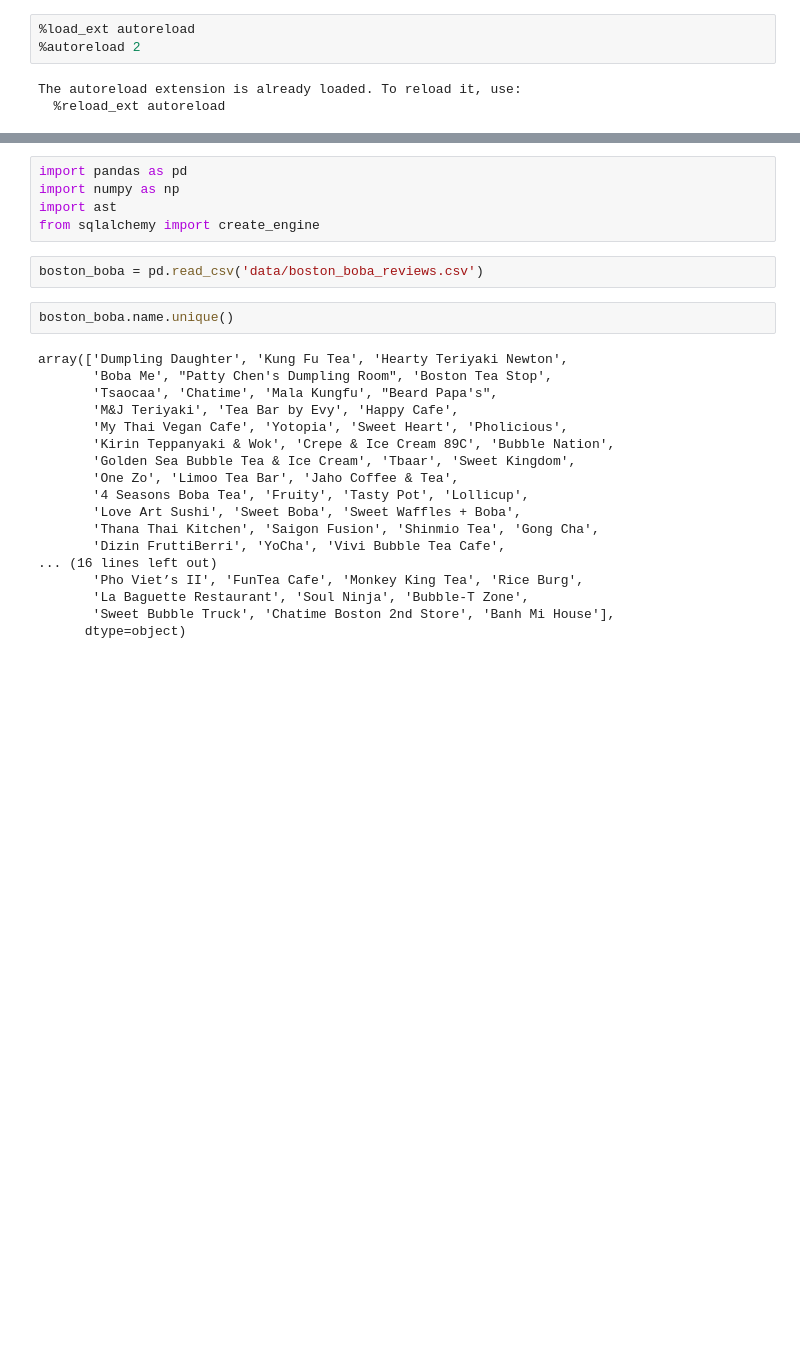
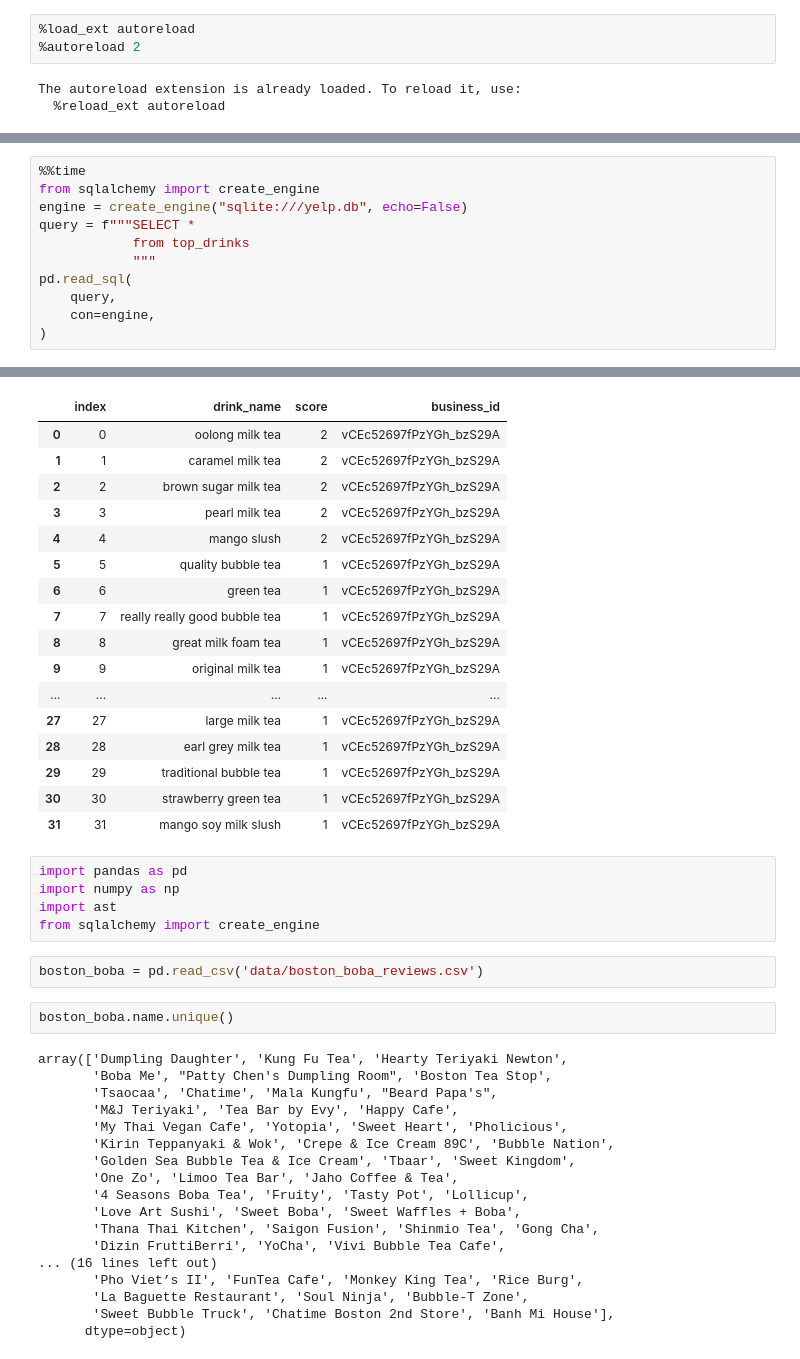
Before and after one commit to justinxu421/restaurant_planner, a Jupyter notebook: boba_flask_app/BobaApp/analyze_boston_boba.ipynb, the cells around one changed output, grey strips where cells are left out. Cells and saved outputs as stored; diff of their text form; blank space fills up the shorter version.

```diff
--- a/boba_flask_app/BobaApp/analyze_boston_boba.ipynb
+++ b/boba_flask_app/BobaApp/analyze_boston_boba.ipynb
@@ -70,0 +168,12 @@ Wall time: 4.24 ms
+# %%
+%%time
+from sqlalchemy import create_engine
+engine = create_engine("sqlite:///yelp.db", echo=False)
+query = f"""SELECT *
+            from top_drinks
+            """
+pd.read_sql(
+    query,
+    con=engine,
+)
+# %% [output]
@@ -71,3 +182,20 @@ Wall time: 4.24 ms
+|  | index | drink_name | score | business_id |
+| 0 | 0 | oolong milk tea | 2 | vCEc52697fPzYGh_bzS29A |
+| 1 | 1 | caramel milk tea | 2 | vCEc52697fPzYGh_bzS29A |
+| 2 | 2 | brown sugar milk tea | 2 | vCEc52697fPzYGh_bzS29A |
+| 3 | 3 | pearl milk tea | 2 | vCEc52697fPzYGh_bzS29A |
+| 4 | 4 | mango slush | 2 | vCEc52697fPzYGh_bzS29A |
+| 5 | 5 | quality bubble tea | 1 | vCEc52697fPzYGh_bzS29A |
+| 6 | 6 | green tea | 1 | vCEc52697fPzYGh_bzS29A |
+| 7 | 7 | really really good bubble tea | 1 | vCEc52697fPzYGh_bzS29A |
+| 8 | 8 | great milk foam tea | 1 | vCEc52697fPzYGh_bzS29A |
+| 9 | 9 | original milk tea | 1 | vCEc52697fPzYGh_bzS29A |
+| ... | ... | ... | ... | ... |
+| 27 | 27 | large milk tea | 1 | vCEc52697fPzYGh_bzS29A |
+| 28 | 28 | earl grey milk tea | 1 | vCEc52697fPzYGh_bzS29A |
+| 29 | 29 | traditional bubble tea | 1 | vCEc52697fPzYGh_bzS29A |
+| 30 | 30 | strawberry green tea | 1 | vCEc52697fPzYGh_bzS29A |
+| 31 | 31 | mango soy milk slush | 1 | vCEc52697fPzYGh_bzS29A |
 # %%
 import pandas as pd
 import numpy as np
```
Also changed, not shown: parts of 12 cells of this notebook, 3 other files.
